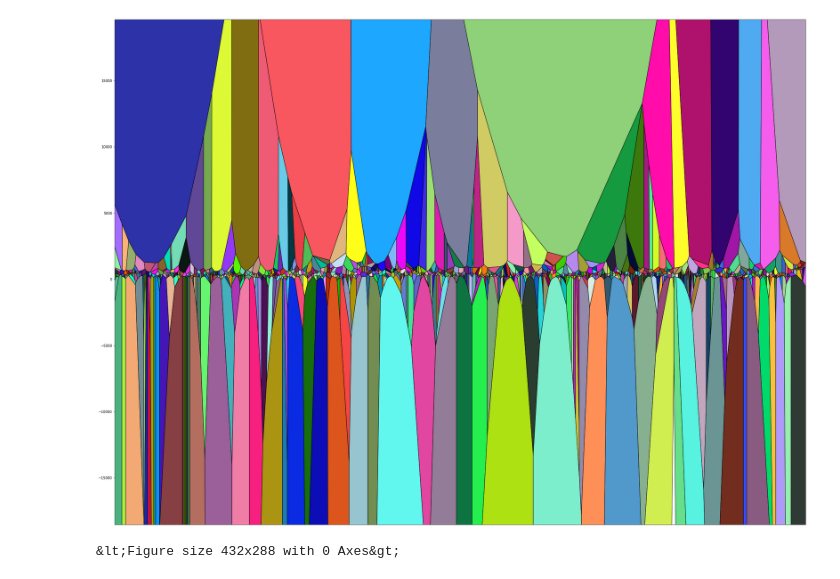
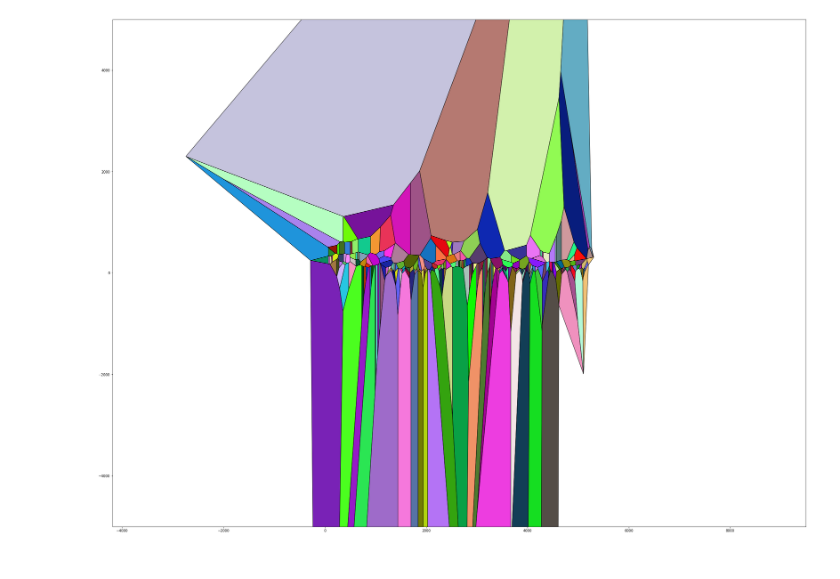
Before and after one commit to RobinTheSprite/fft-voronoi, a Jupyter notebook: fft-voronoi.ipynb, the cells around one changed output. Cells and saved outputs as stored; diff of their text form; code cells hidden in the pictures.

Commit message:
Begin work on calculating mean values

```diff
--- a/fft-voronoi.ipynb
+++ b/fft-voronoi.ipynb
@@ -18,9 +18,10 @@ def random_color(as_str=True, alpha=0.5):
     else:
         return list(numpy.array(rgb)/255) + [alpha]
 # %%
-stream = wave.open('gershwin.wav', mode='rb')
+stream = wave.open('Arfus_-_03_-_Noxillate.wav', mode='rb')
 CHUNK = stream.getframerate()
 maxVals = list()
+meanVals = list()
 while stream.tell() != stream.getnframes():
     rawData = stream.readframes(CHUNK)
     data = numpy.frombuffer(rawData, numpy.int16)
@@ -33,5 +34,4 @@ while stream.tell() != stream.getnframes():
     mappedData = dict(zip(freqRange, freqs))
 
     maxVals.append(abs(max(mappedData, key=mappedData.get)))
-
-stream.getframerate()
+    meanVals.append(abs(sum(mappedData.values())) // len(mappedData))
@@ -40,9 +38,9 @@ stream.getframerate()
 # %%
-xStep = 50
+xStep = 20
 xIdx = xStep
 voronoiPoints = list()
 for freq in maxVals:
     voronoiPoints.append((xIdx, round(freq)))
     xIdx += xStep
 
-voronoiPoints
+# voronoiPoints
@@ -73,11 +53,11 @@ from voronoi_polygons import voronoi_finite_polygons_2d
 
 vor = Voronoi(voronoiPoints)
 
-regions, vertices = voronoi_finite_polygons_2d(vor, radius=max(maxVals)*2)
+regions, vertices = voronoi_finite_polygons_2d(vor, radius=10)
 
 polygons = []
 for reg in regions:
     polygon = vertices[reg]
     polygons.append(polygon)
 
-fig = voronoi_plot_2d(vor)
+# fig = voronoi_plot_2d(vor)
@@ -86,25 +64,19 @@ fig = voronoi_plot_2d(vor)
 # %%
 
 from matplotlib.patches import Polygon
 
 plt.figure(figsize=(36, 27))
 ax = plt.subplot()
-ax.tick_params(
-    bottom=False,
-    labelbottom=False
-)
 plt.axis("equal")
 
 for poly in polygons:
         colored_cell = Polygon(poly,
                                facecolor=random_color(as_str=False, alpha=1),
                                edgecolor="black")
         ax.add_patch(colored_cell)
 
 ax.set_xlim(0, xStep*len(voronoiPoints))
-ax.set_ylim(100, 1000)
+ax.set_ylim(-5000, 5000)
 plt.show()
-plt.savefig("gallery/gershwin")
 # %% [output]
-[figure, old version]
+[figure, new version]
-&lt;Figure size 432x288 with 0 Axes&gt;
```
Also changed, not shown: parts of 4 cells of this notebook.
